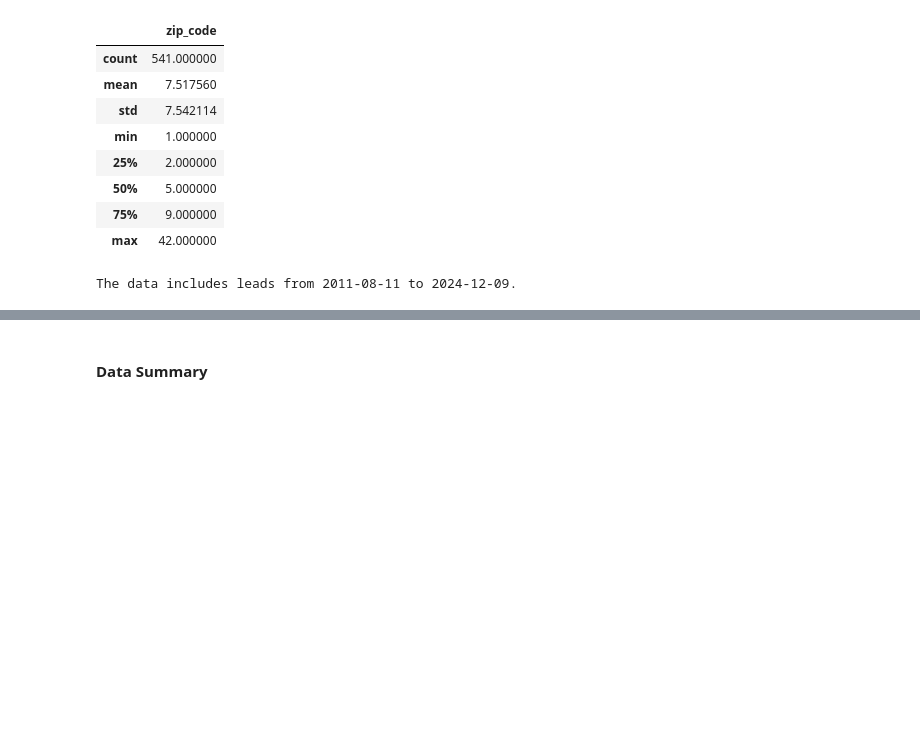
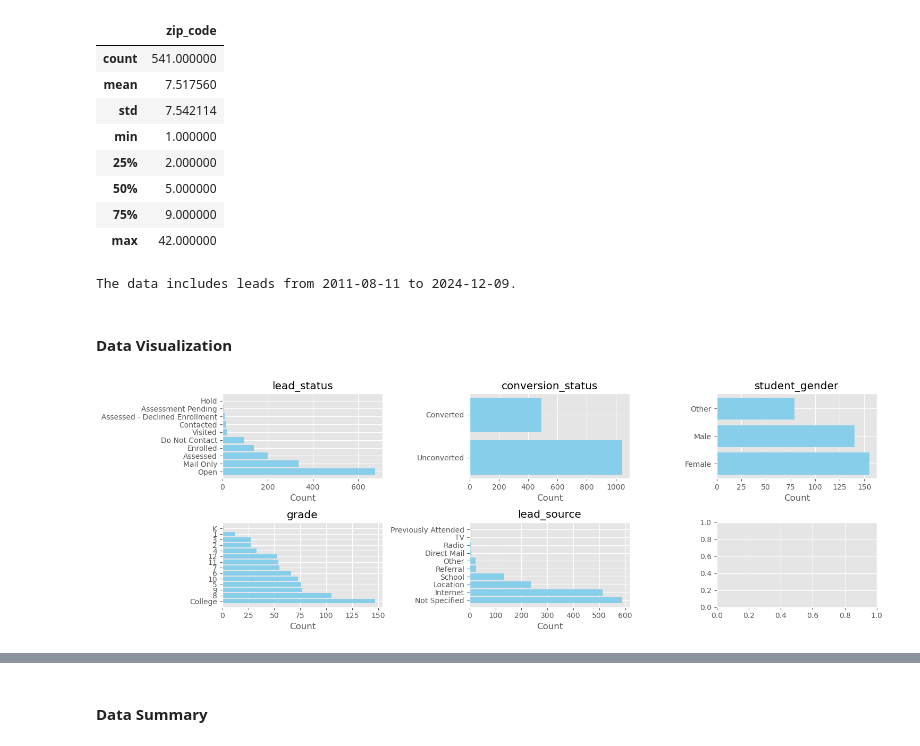
Before and after one commit to elijahlopez94/trends_in_supplemental_education_program, a Jupyter notebook: eda_notebook.ipynb, the cells around one changed output, grey strips where cells are left out. Cells and saved outputs as stored; diff of their text form; code cells hidden in the pictures; blank space fills up the shorter version.

```diff
--- a/eda_notebook.ipynb
+++ b/eda_notebook.ipynb
@@ -45,0 +51,38 @@ def standardize_columns(df):
+# %%
+def plot_categorical(df):
+    """
+    Identifies categorical columns ('object' datatypes) and plots as horizontal bar chart.
+
+    Parameters:
+        df (pd.dfFrame) - The data containing the groups and values.
+
+    Returns:
+        Plot
+    """
+
+    # Isolate categorical columns
+    cat_cols = []
+    for column in df.columns:
+        if df.dtypes[column] == 'O':
+            cat_cols.append(column)
+
+    # Calculate the number of rows and columns needed, limiting to 3 graphs per row
+    num_cols_per_row = 3
+    num_rows = int(np.ceil(len(cat_cols) / num_cols_per_row))
+
+    # Create subplots with the dynamic grid
+    fig, axes = plt.subplots(num_rows, num_cols_per_row, figsize=(15, 5))
+    axes = axes.flatten()  # Flatten the grid for easy indexing
+
+    # Plot each categorical column
+    for i, column in enumerate(cat_cols):
+        x = df[column].value_counts().index.astype(str)
+        y = df[column].value_counts().values
+
+        # Barh plot for the column
+        axes[i].barh(x, y, color='skyblue')
+        axes[i].set_title(column)
+        axes[i].set_xlabel('Count')
+
+    # Adjust layout to prevent overlap
+    return plt.tight_layout();
@@ -260,3 +363,9 @@ leads_max_date = leads.index.max().strftime('%Y-%m-%d')
 print(f'The data includes leads from {leads_min_date} to {leads_max_date}.')
 # %% [output]
 The data includes leads from 2011-08-11 to 2024-12-09.
+# %% [markdown]
+#### Data Visualization
+# %%
+plot_categorical(leads)
+# %% [output]
+[figure, added]
```
Also changed, not shown: parts of 79 cells of this notebook.
